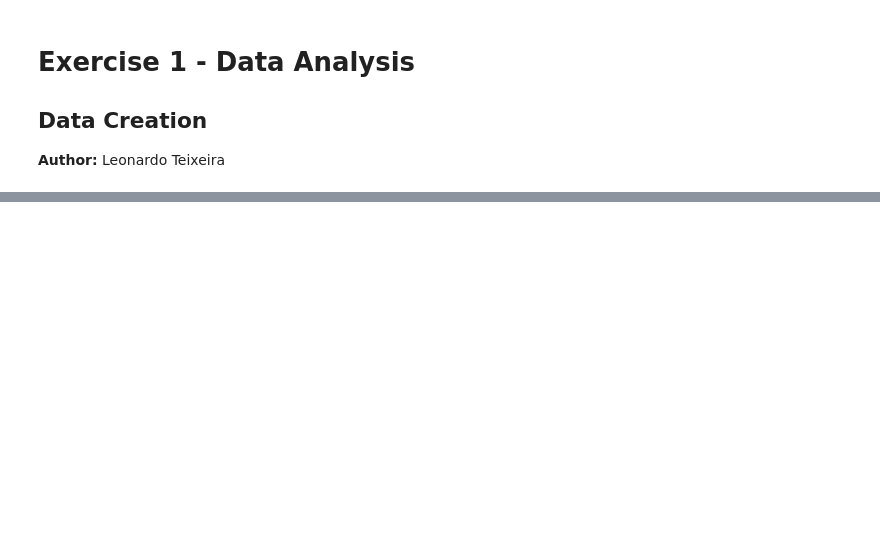
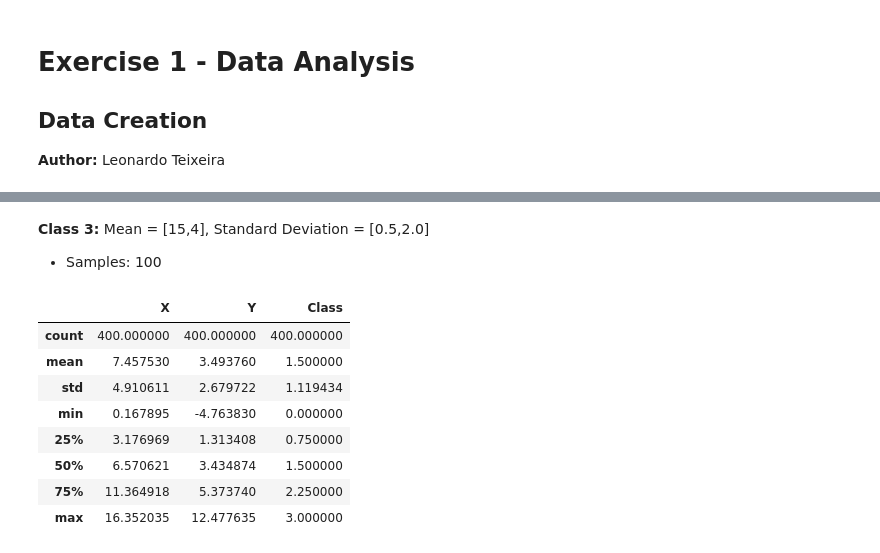
Before and after one commit to leonardoct3/data-ex-1, a Jupyter notebook: main.ipynb, the cells around one changed output, grey strips where cells are left out. Drawn from its saved outputs; the diff is of its cells as text; code cells hidden in the pictures; blank space fills up the shorter version.

```diff
--- a/main.ipynb
+++ b/main.ipynb
@@ -44,0 +60,15 @@ first_class['Y'] = Y
+# %%
+mu_x, mu_y = 8, 1
+std_x, std_y = 0.9, 0.9
+
+n = 100
+
+X = np.random.normal(mu_x, std_x, n)
+Y = np.random.normal(mu_y, std_y, n)
+
+third_class = pd.DataFrame()
+third_class['X'] = X
+third_class['Y'] = Y
+
+LABEL = 2
+third_class['Class'] = [LABEL] * n
@@ -44,0 +77,3 @@ first_class['Y'] = Y
+# %% [markdown]
+**Class 3:** Mean = [15,4], Standard Deviation = [0.5,2.0]
+- Samples: 100
@@ -44,0 +99,12 @@ first_class['Y'] = Y
+# %%
+sample.describe()
+# %% [output]
+|  | X | Y | Class |
+| count | 400.000000 | 400.000000 | 400.000000 |
+| mean | 7.457530 | 3.493760 | 1.500000 |
+| std | 4.910611 | 2.679722 | 1.119434 |
+| min | 0.167895 | -4.763830 | 0.000000 |
+| 25% | 3.176969 | 1.313408 | 0.750000 |
+| 50% | 6.570621 | 3.434874 | 1.500000 |
+| 75% | 11.364918 | 5.373740 | 2.250000 |
+| max | 16.352035 | 12.477635 | 3.000000 |
```
Also changed, not shown: parts of 16 cells of this notebook.
